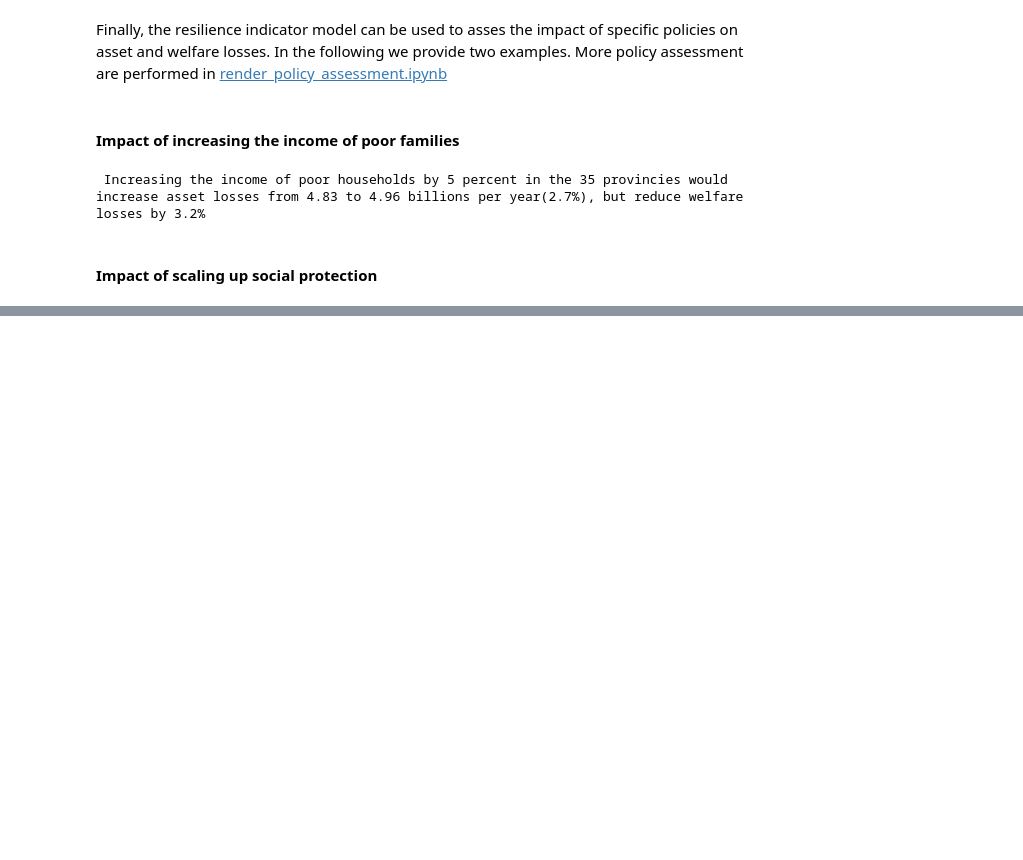
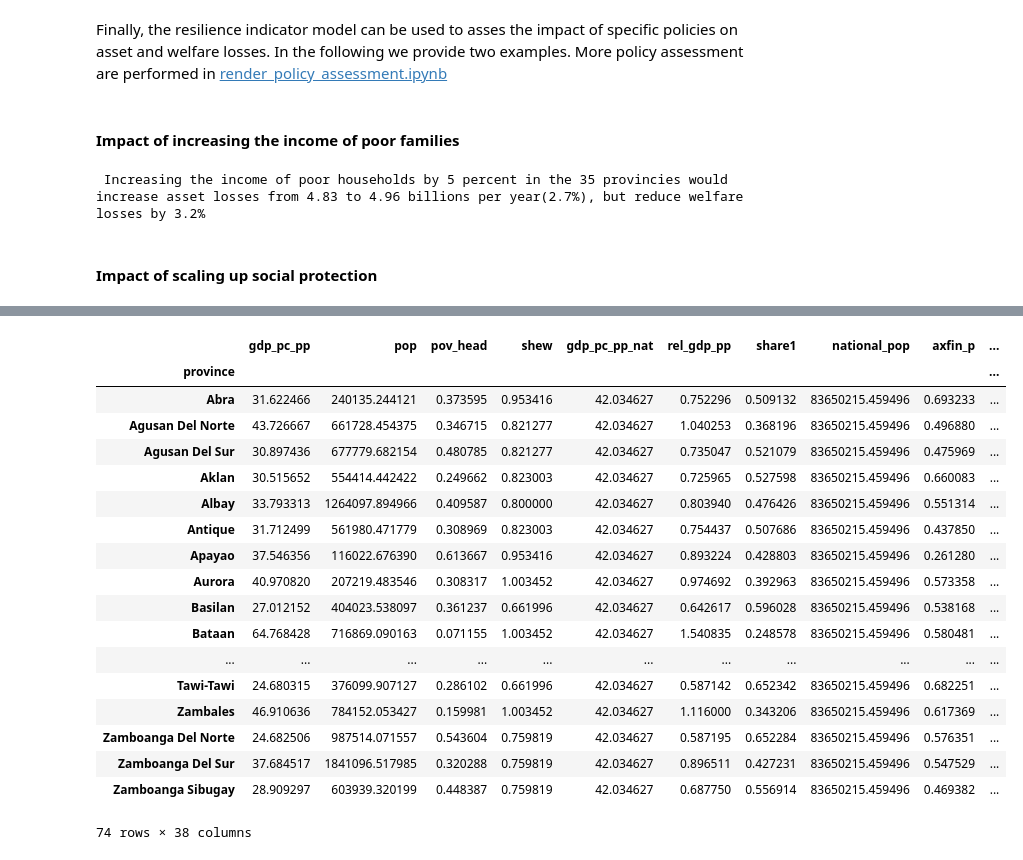
Before and after one commit to adrivsh/resilience_indicator_phl, a Jupyter notebook: socio_economic_capacity_demo.ipynb, the cells around one changed output, grey strips where cells are left out. Saved outputs shown, nothing was run; the diff lists cells and outputs as text; code cells hidden in the pictures; blank space fills up the shorter version.

```diff
--- a/socio_economic_capacity_demo.ipynb
+++ b/socio_economic_capacity_demo.ipynb
@@ -305,0 +306,22 @@ Scaling up social protection to cover one third of asset losses in the 35 provin
+# %%
+compute_resiliences(df)
+# %% [output]
+|  | gdp_pc_pp | pop | pov_head | shew | gdp_pc_pp_nat | rel_gdp_pp | share1 | national_pop | axfin_p | ... |
+| province |  |  |  |  |  |  |  |  |  | ... |
+| Abra | 31.622466 | 240135.244121 | 0.373595 | 0.953416 | 42.034627 | 0.752296 | 0.509132 | 83650215.459496 | 0.693233 | ... |
+| Agusan Del Norte | 43.726667 | 661728.454375 | 0.346715 | 0.821277 | 42.034627 | 1.040253 | 0.368196 | 83650215.459496 | 0.496880 | ... |
+| Agusan Del Sur | 30.897436 | 677779.682154 | 0.480785 | 0.821277 | 42.034627 | 0.735047 | 0.521079 | 83650215.459496 | 0.475969 | ... |
+| Aklan | 30.515652 | 554414.442422 | 0.249662 | 0.823003 | 42.034627 | 0.725965 | 0.527598 | 83650215.459496 | 0.660083 | ... |
+| Albay | 33.793313 | 1264097.894966 | 0.409587 | 0.800000 | 42.034627 | 0.803940 | 0.476426 | 83650215.459496 | 0.551314 | ... |
+| Antique | 31.712499 | 561980.471779 | 0.308969 | 0.823003 | 42.034627 | 0.754437 | 0.507686 | 83650215.459496 | 0.437850 | ... |
+| Apayao | 37.546356 | 116022.676390 | 0.613667 | 0.953416 | 42.034627 | 0.893224 | 0.428803 | 83650215.459496 | 0.261280 | ... |
+| Aurora | 40.970820 | 207219.483546 | 0.308317 | 1.003452 | 42.034627 | 0.974692 | 0.392963 | 83650215.459496 | 0.573358 | ... |
+| Basilan | 27.012152 | 404023.538097 | 0.361237 | 0.661996 | 42.034627 | 0.642617 | 0.596028 | 83650215.459496 | 0.538168 | ... |
+| Bataan | 64.768428 | 716869.090163 | 0.071155 | 1.003452 | 42.034627 | 1.540835 | 0.248578 | 83650215.459496 | 0.580481 | ... |
+| ... | ... | ... | ... | ... | ... | ... | ... | ... | ... | ... |
+| Tawi-Tawi | 24.680315 | 376099.907127 | 0.286102 | 0.661996 | 42.034627 | 0.587142 | 0.652342 | 83650215.459496 | 0.682251 | ... |
+| Zambales | 46.910636 | 784152.053427 | 0.159981 | 1.003452 | 42.034627 | 1.116000 | 0.343206 | 83650215.459496 | 0.617369 | ... |
+| Zamboanga Del Norte | 24.682506 | 987514.071557 | 0.543604 | 0.759819 | 42.034627 | 0.587195 | 0.652284 | 83650215.459496 | 0.576351 | ... |
+| Zamboanga Del Sur | 37.684517 | 1841096.517985 | 0.320288 | 0.759819 | 42.034627 | 0.896511 | 0.427231 | 83650215.459496 | 0.547529 | ... |
+| Zamboanga Sibugay | 28.909297 | 603939.320199 | 0.448387 | 0.759819 | 42.034627 | 0.687750 | 0.556914 | 83650215.459496 | 0.469382 | ... |
+74 rows × 38 columns
```
Also changed, not shown: parts of 3 cells of this notebook, 5 other files.
